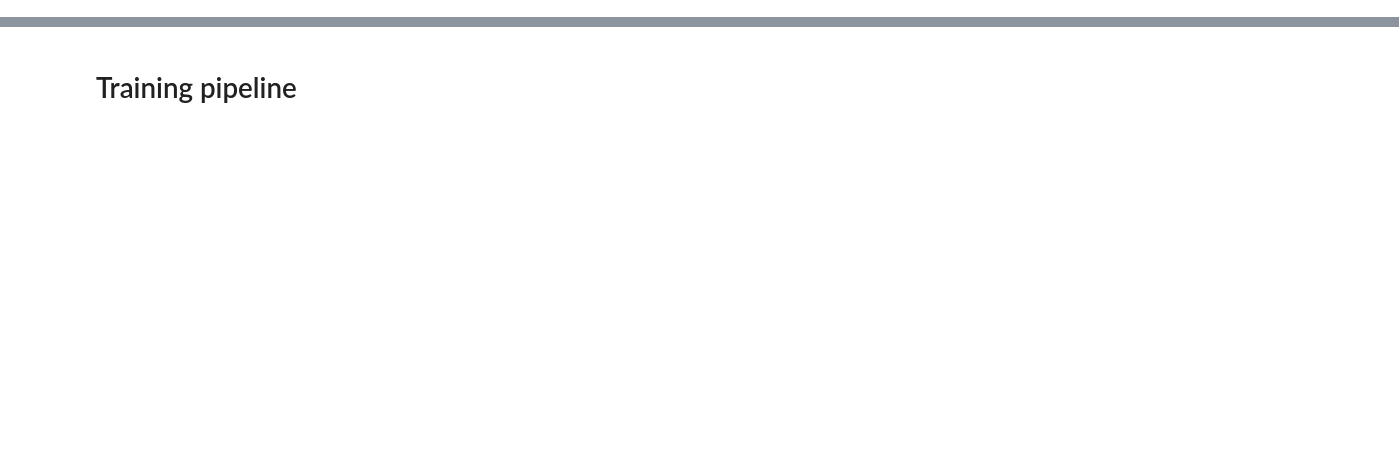
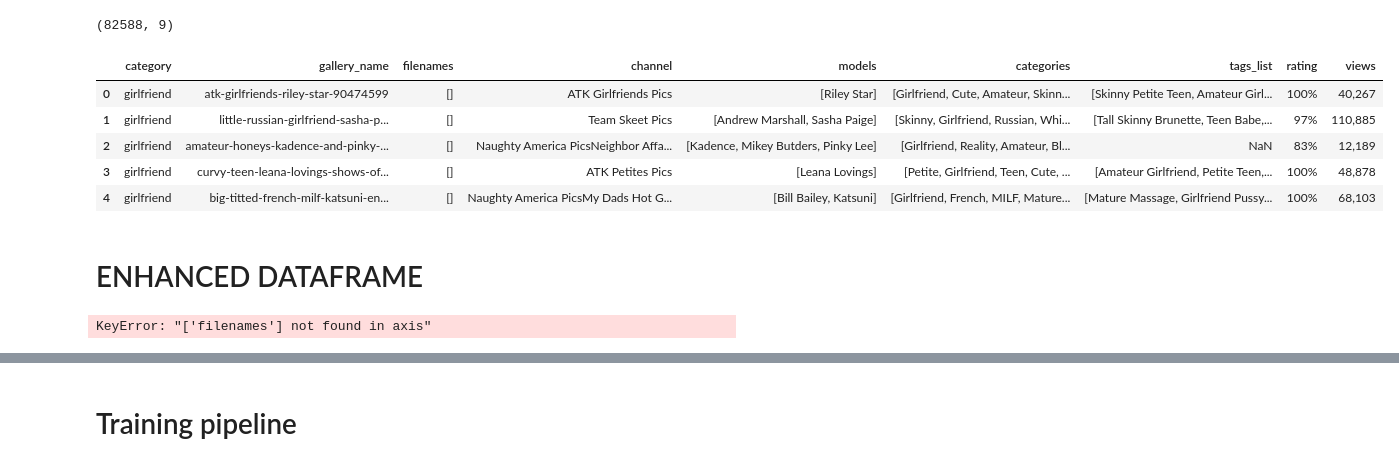
Before and after one commit to M-Fannilla/milfusion, a Jupyter notebook: images_inspection.ipynb, the cells around one changed output, grey strips where cells are left out. Saved outputs shown, nothing was run; the diff lists cells and outputs as text; code cells hidden in the pictures; blank space fills up the shorter version.

```diff
--- a/images_inspection.ipynb
+++ b/images_inspection.ipynb
@@ -113,22 +112,33 @@ def parse_gallery_info(filepath: Path):
 
     info = {}
     spl = filepath.as_posix().split("/")
-    info['category'] = spl[1]
-    info['gallery_name'] = spl[2]
+    info['category'] = spl[3]
+    info['gallery_name'] = spl[4]
     info['filenames'] = filenames
     for line in content:
         if line.startswith("Channel"):
             info['channel'] = line.removeprefix("Channel: : ").removesuffix("\n")
         elif line.startswith("Models"):
-            info['models'] = process_line(line.removeprefix("Models:: ").removesuffix(" + Suggest\n"))
+            models = process_line(line.removeprefix("Models:: ").removesuffix(" + Suggest\n"))
+            if "Suggest" in models:
+                models.remove("Suggest")
+            info['models'] = models
         elif line.startswith("Categories"):
             info['categories'] = process_line(line.removeprefix("Categories:: ").removesuffix(" + Suggest\n"))
         elif line.startswith("Tags List"):
             info['tags_list'] = split_and_unify_tags(process_line(line.removeprefix("Tags List:: ").removesuffix("\n")))
         elif line.startswith("Stats"):
             splitted = line.removeprefix("Stats:: ").removesuffix("\n").split("; ")
-            info['rating'] = splitted[0].removeprefix("Rating: ")
-            info['views'] = splitted[1].removeprefix("Views: ")
+
+            try:
+                info['rating'] = splitted[0].removeprefix("Rating: ")
+            except:
+                info['rating'] = None
+
+            try:
+                info['views'] = splitted[1].removeprefix("Views: ")
+            except:
+                info['views'] = None
 
     return info
 # %%
@@ -147,10 +157,10 @@ def process_category(category_name: str):
     ]
 
     results = []
-    with concurrent.futures.ThreadPoolExecutor() as executor:
+    with concurrent.futures.ThreadPoolExecutor(max_workers=16) as executor:
         future_to_gallery = [
             executor.submit(process_gallery, category_name, gallery)
-            for gallery in category_galleries[:5]
+            for gallery in category_galleries
         ]
 
         for future in tqdm(
@@ -166,13 +176,22 @@ def process_category(category_name: str):
     return results
 # %%
 def crawl_images_folder():
-    categories = [category for category in os.listdir(SRC_DIR) if (SRC_DIR / category).is_dir()]
+    categories = [
+        category for category in os.listdir(SRC_DIR)
+        if (SRC_DIR / category).is_dir() and not category.startswith(".")
+    ]
 
     all_galleries_info = []
     with concurrent.futures.ThreadPoolExecutor() as executor:
-        future_to_category = [executor.submit(process_category, category) for category in categories]
-        for future in tqdm(concurrent.futures.as_completed(future_to_category), total=len(future_to_category),
-                           desc="Processing categories", unit="category"):
+        future_to_category = [
+            executor.submit(process_category, category)
+            for category in categories
+        ]
+        for future in tqdm(
+                concurrent.futures.as_completed(future_to_category),
+                total=len(future_to_category),
+                desc="Processing categories", unit="category"
+        ):
             category_galleries_info = future.result()
             all_galleries_info.extend(category_galleries_info)
 
@@ -204,0 +212,15 @@ import matplotlib.pyplot as plt
+# %%
+df.shape
+# %% [output]
+(82588, 9)
+# %%
+df.head()
+# %% [output]
+|  | category | gallery_name | filenames | channel | models | categories | tags_list | rating | views |
+| 0 | girlfriend | atk-girlfriends-riley-star-90474599 | [] | ATK Girlfriends Pics | [Riley Star] | [Girlfriend, Cute, Amateur, Skinn... | [Skinny Petite Teen, Amateur Girl... | 100% | 40,267 |
+| 1 | girlfriend | little-russian-girlfriend-sasha-p... | [] | Team Skeet Pics | [Andrew Marshall, Sasha Paige] | [Skinny, Girlfriend, Russian, Whi... | [Tall Skinny Brunette, Teen Babe,... | 97% | 110,885 |
+| 2 | girlfriend | amateur-honeys-kadence-and-pinky-... | [] | Naughty America PicsNeighbor Affa... | [Kadence, Mikey Butders, Pinky Lee] | [Girlfriend, Reality, Amateur, Bl... | NaN | 83% | 12,189 |
+| 3 | girlfriend | curvy-teen-leana-lovings-shows-of... | [] | ATK Petites Pics | [Leana Lovings] | [Petite, Girlfriend, Teen, Cute, ... | [Amateur Girlfriend, Petite Teen,... | 100% | 48,878 |
+| 4 | girlfriend | big-titted-french-milf-katsuni-en... | [] | Naughty America PicsMy Dads Hot G... | [Bill Bailey, Katsuni] | [Girlfriend, French, MILF, Mature... | [Mature Massage, Girlfriend Pussy... | 100% | 68,103 |
+# %% [markdown]
+# ENHANCED DATAFRAME
@@ -204,0 +253,8 @@ import matplotlib.pyplot as plt
+# %%
+futures = []
+
+mini_dfs = []
+for _, row in tqdm(df.iloc[10000:10010].iterrows()):
+    mini_dfs.append(process_filenames_to_mini_df(row))
+# %% [output]
+KeyError: "['filenames'] not found in axis"
```
Also changed, not shown: parts of 18 cells of this notebook, 1 other file.
